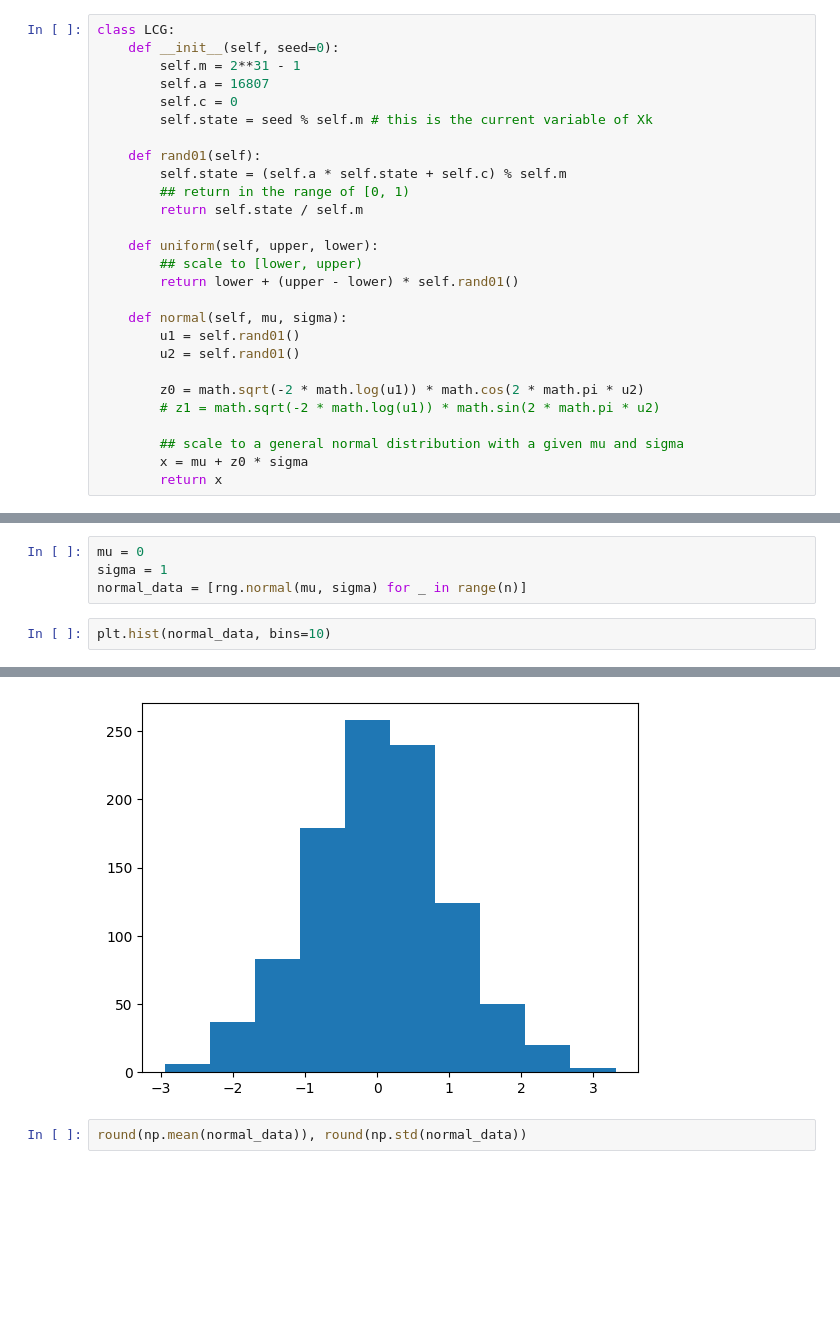
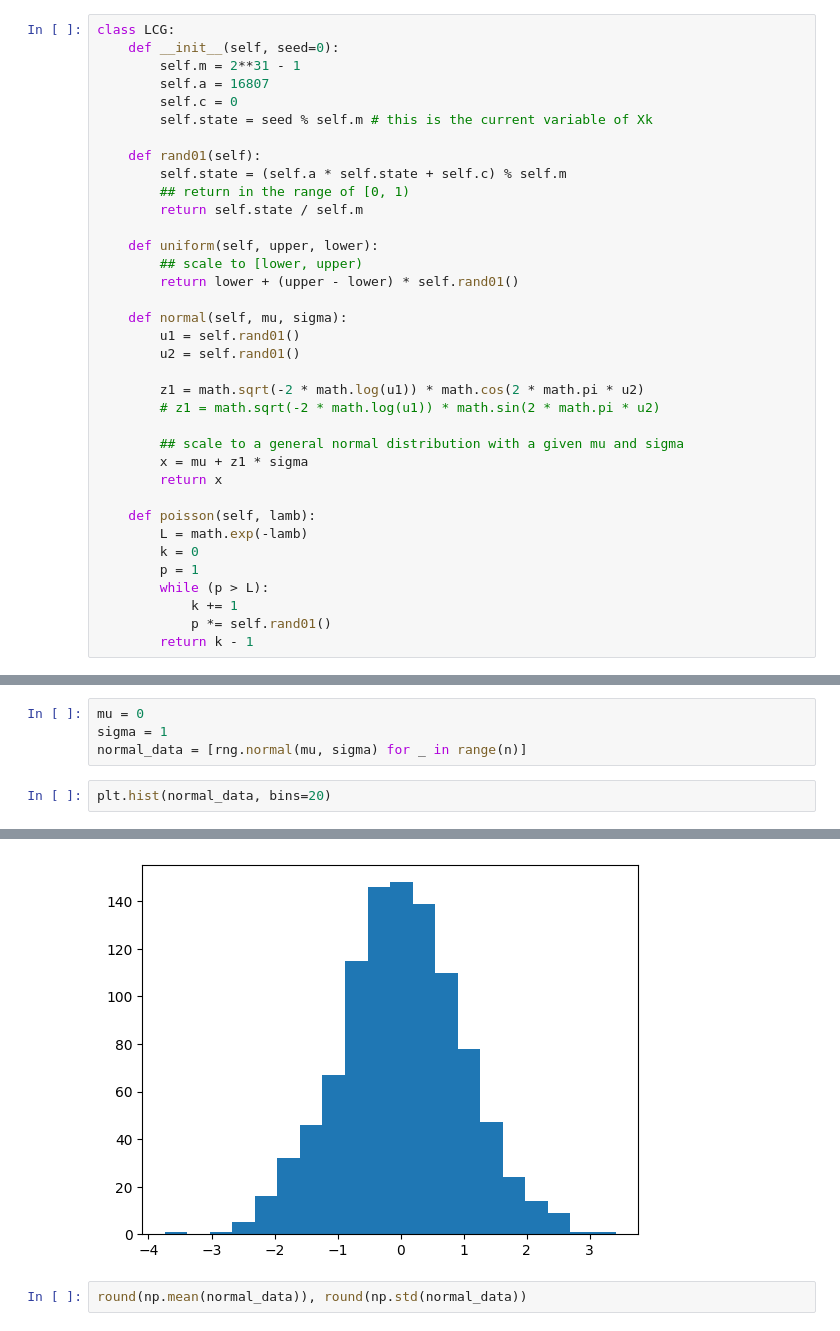
Before and after one commit to saychakra/ds_codes, a Jupyter notebook: pseudo_random_number_generator_lcg.ipynb, the cells around one changed output, grey strips where cells are left out. Cells and saved outputs as stored; diff of their text form; blank space fills up the shorter version.

Commit message:
added code for generating data from a poisson distribution

```diff
--- a/pseudo_random_number_generator_lcg.ipynb
+++ b/pseudo_random_number_generator_lcg.ipynb
@@ -29,12 +29,21 @@ class LCG:
         u1 = self.rand01()
         u2 = self.rand01()
 
-        z0 = math.sqrt(-2 * math.log(u1)) * math.cos(2 * math.pi * u2)
+        z1 = math.sqrt(-2 * math.log(u1)) * math.cos(2 * math.pi * u2)
         # z1 = math.sqrt(-2 * math.log(u1)) * math.sin(2 * math.pi * u2)
 
         ## scale to a general normal distribution with a given mu and sigma
-        x = mu + z0 * sigma
+        x = mu + z1 * sigma
         return x
+
+    def poisson(self, lamb):
+        L = math.exp(-lamb)
+        k = 0
+        p = 1
+        while (p > L):
+            k += 1
+            p *= self.rand01()
+        return k - 1
 # %% [markdown]
 #### Generate and plot random numbers within a range which resemble the uniform distribution
 # %%
@@ -60,5 +69,5 @@ mu = 0
 sigma = 1
 normal_data = [rng.normal(mu, sigma) for _ in range(n)]
 # %%
-plt.hist(normal_data, bins=10)
+plt.hist(normal_data, bins=20)
 # %% [output]
@@ -70,4 +82,4 @@ plt.hist(normal_data, bins=10)
-[figure, old version]
+[figure, new version]
 # %%
 round(np.mean(normal_data)), round(np.std(normal_data))
 # %% [output]
```
Also changed, not shown: parts of 4 cells of this notebook.
